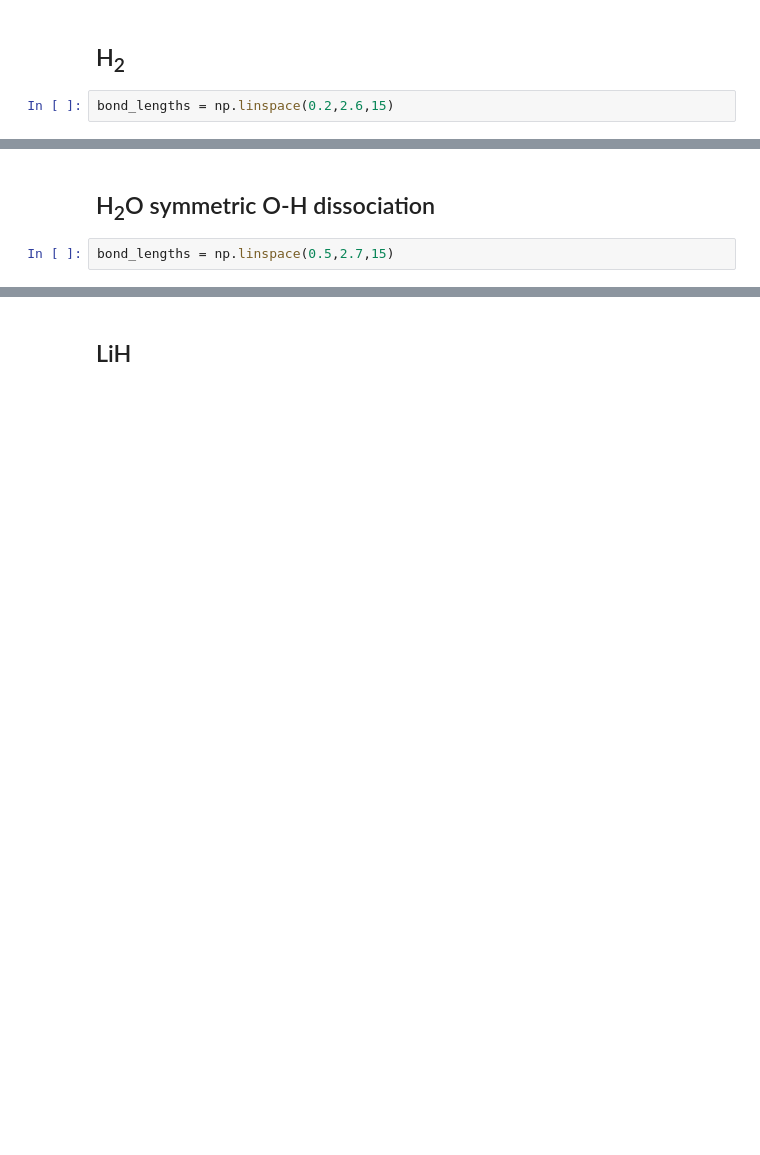
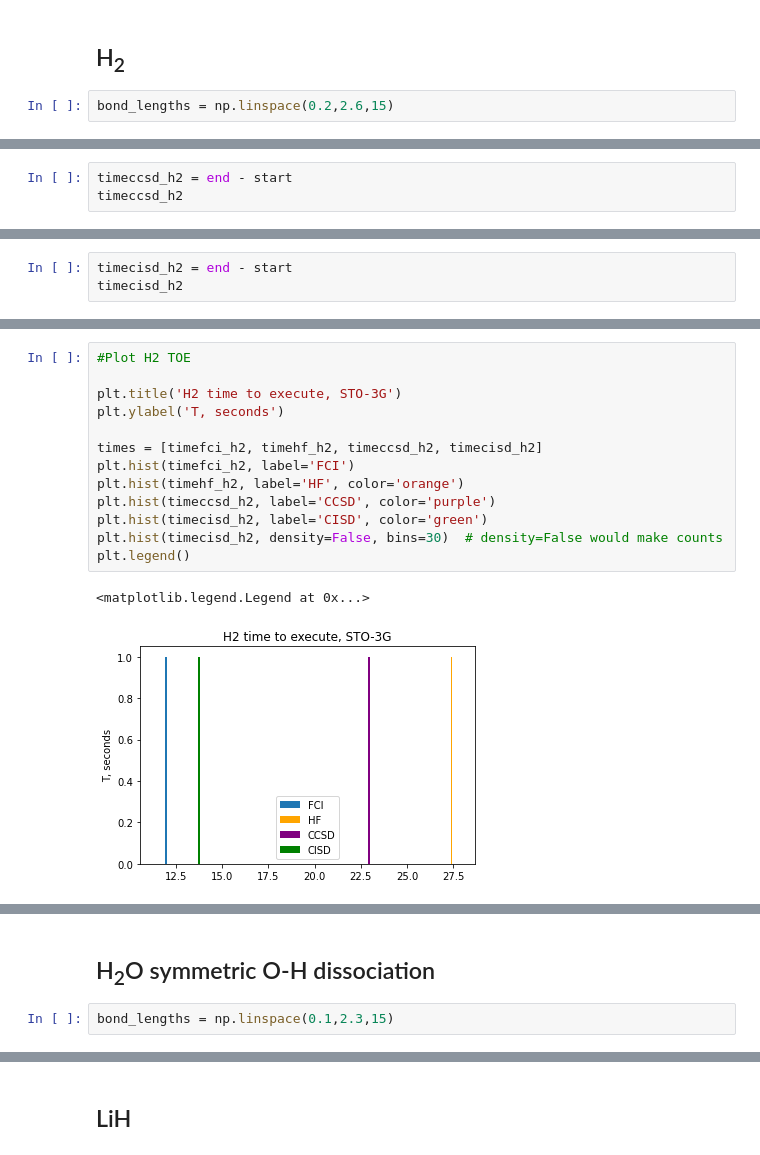
Before and after one commit to CDL-Quantum/CohortProject_2021, a Jupyter notebook: Week3_VQE/S1_Classical_Methods.ipynb, the cells around one changed output, grey strips where cells are left out. Cells and saved outputs as stored; diff of their text form; blank space fills up the shorter version.

```diff
--- a/Week3_VQE/S1_Classical_Methods.ipynb
+++ b/Week3_VQE/S1_Classical_Methods.ipynb
@@ -94,3 +144,6 @@ E = -0.9449225613845083 Eh
 E = -0.9398332746700112 Eh
 E = -0.936879398954273 Eh
 E = -0.9351989265367051 Eh
+# %%
+timeccsd_h2 = end - start
+timeccsd_h2
@@ -96,0 +173,3 @@ E = -0.9351989265367051 Eh
+# %%
+timecisd_h2 = end - start
+timecisd_h2
@@ -111,8 +217,24 @@ plt.legend()
+# %%
+#Plot H2 TOE
+
+plt.title('H2 time to execute, STO-3G')
+plt.ylabel('T, seconds')
+
+times = [timefci_h2, timehf_h2, timeccsd_h2, timecisd_h2]
+plt.hist(timefci_h2, label='FCI')
+plt.hist(timehf_h2, label='HF', color='orange')
+plt.hist(timeccsd_h2, label='CCSD', color='purple')
+plt.hist(timecisd_h2, label='CISD', color='green')
+plt.hist(timecisd_h2, density=False, bins=30)  # density=False would make counts
+plt.legend()
+# %% [output]
+<matplotlib.legend.Legend at 0x...>
+[figure, added]
 # %% [markdown]
 <img src="figs/testimage.png">
 # %% [markdown]
 ## H<sub>2</sub>O symmetric O-H dissociation
 # %%
-bond_lengths = np.linspace(0.5,2.7,15)
+bond_lengths = np.linspace(0.1,2.3,15)
 # %%
 #Run FCI
```
Also changed, not shown: parts of 43 cells of this notebook, 14 other files.
